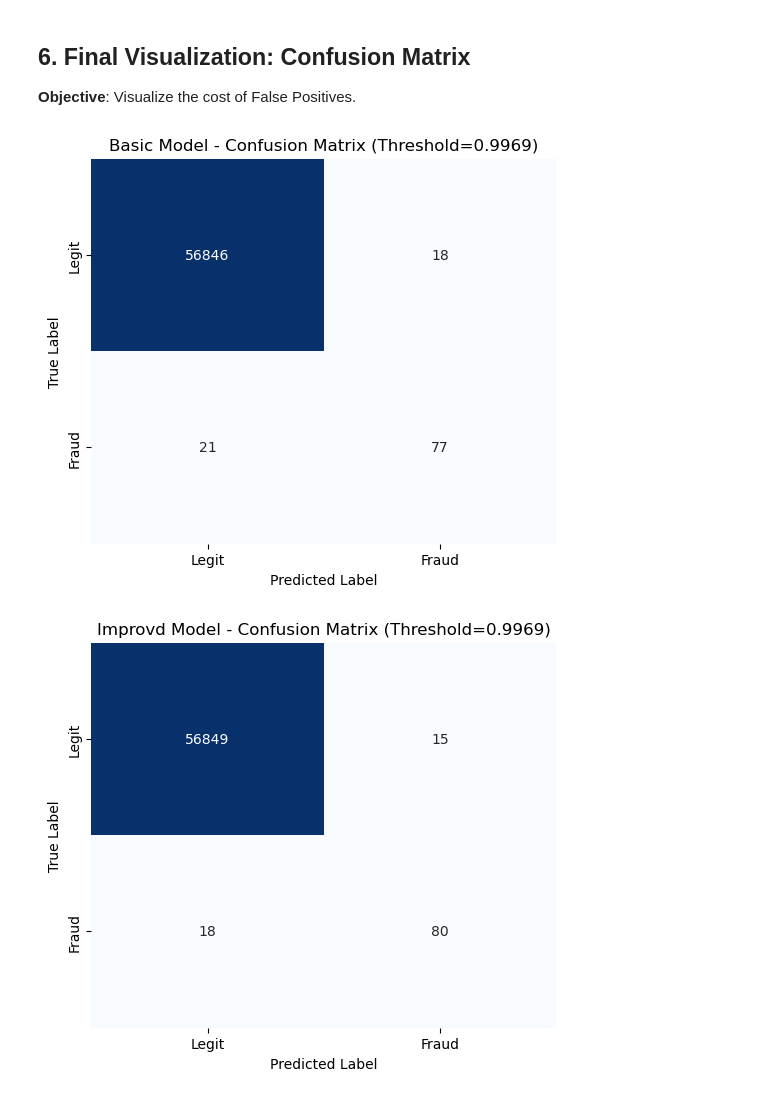
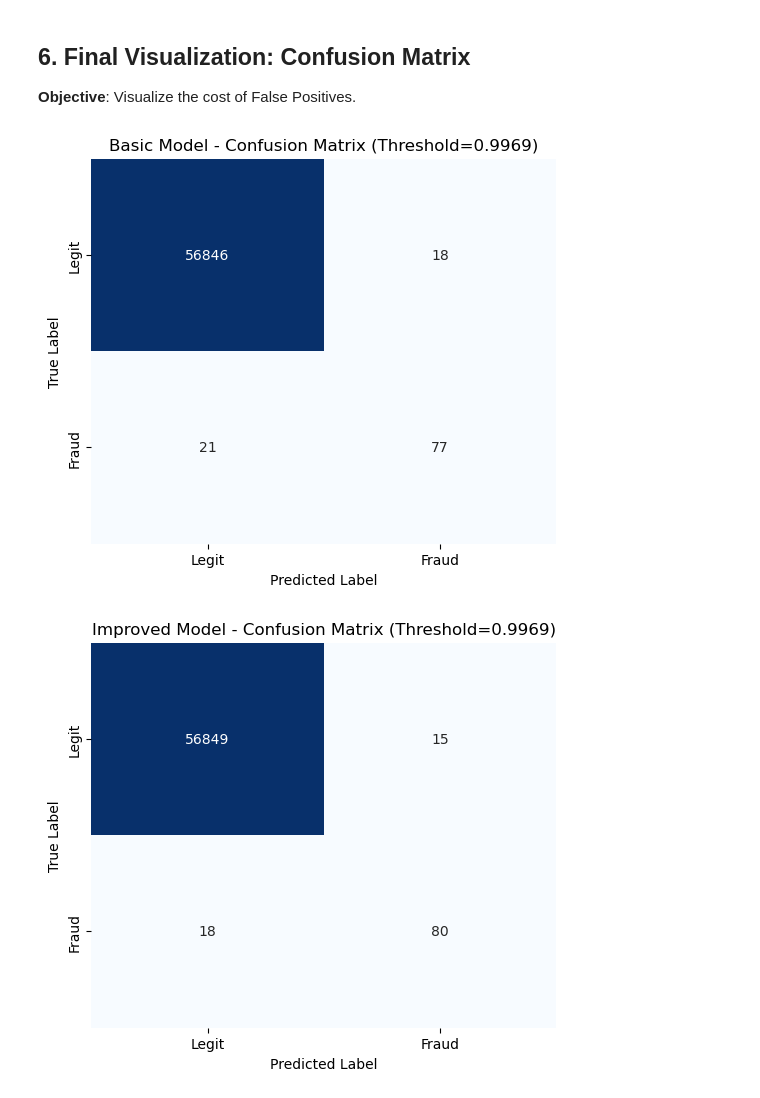
Before and after one commit to Artur-Gar/Fraud-Detection-VAE, a Jupyter notebook: SupervisedBaseline.ipynb, the cells around one changed output. Drawn from its saved outputs; the diff is of its cells as text; code cells hidden in the pictures.

```diff
--- a/SupervisedBaseline.ipynb
+++ b/SupervisedBaseline.ipynb
@@ -446,21 +446,21 @@ weighted avg       1.00      1.00      1.00     56962
 # %%
 def plot_confusion_matrix(y_true, y_pred, title="Confusion Matrix"):
     cm = confusion_matrix(y_true, y_pred)
     plt.figure(figsize=(6, 5))
 
     # Heatmap with annotations
     sns.heatmap(cm, annot=True, fmt='d', cmap='Blues', cbar=False,
                 xticklabels=['Legit', 'Fraud'],
                 yticklabels=['Legit', 'Fraud'])
 
     plt.xlabel('Predicted Label')
     plt.ylabel('True Label')
     plt.title(title)
     plt.show()
 
 # Run for the Optimized Predictions
 plot_confusion_matrix(y_true, y_pred_basic, title=f"Basic Model - Confusion Matrix (Threshold={best_threshold:.4f})")
-plot_confusion_matrix(y_true, y_pred_opt, title=f"Improvd Model - Confusion Matrix (Threshold={best_threshold:.4f})")
+plot_confusion_matrix(y_true, y_pred_opt, title=f"Improved Model - Confusion Matrix (Threshold={best_threshold:.4f})")
 # %% [output]
 [figure]
-[figure, old version]
+[figure, new version]
```
